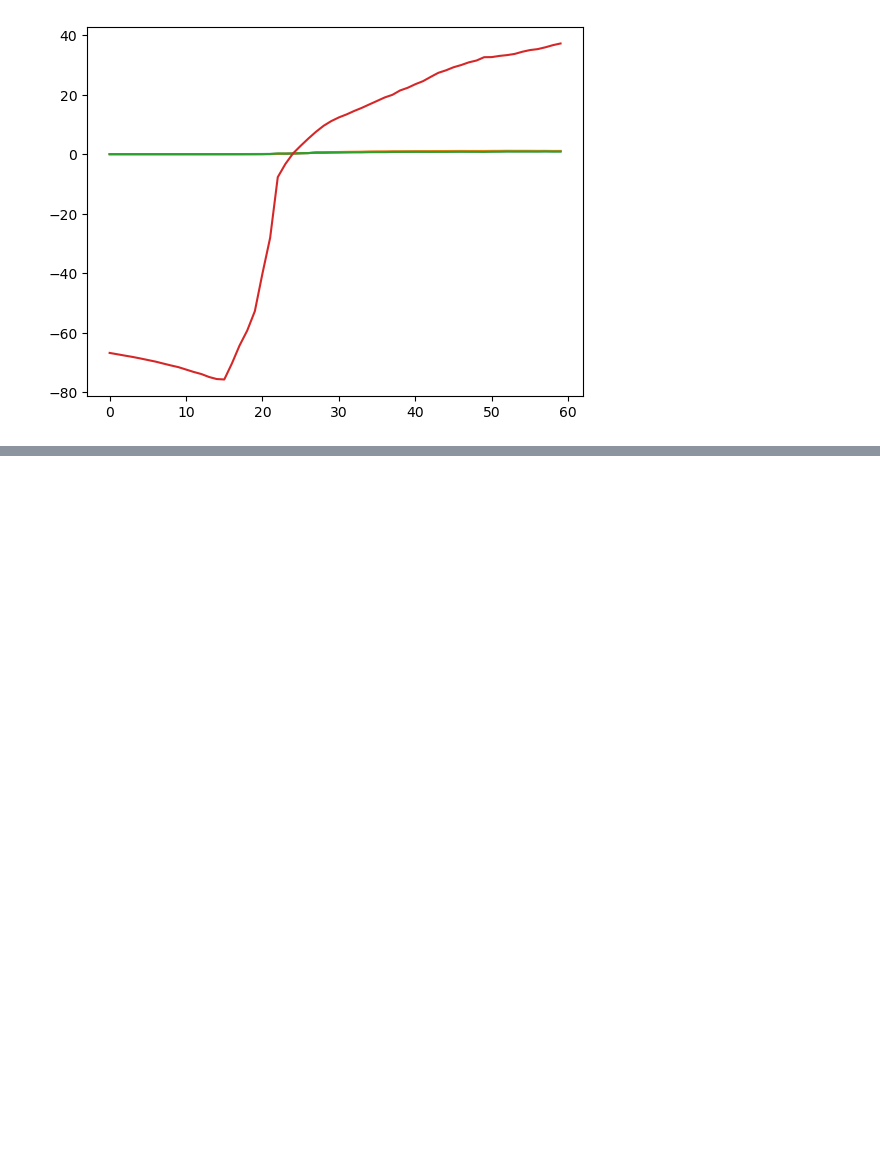
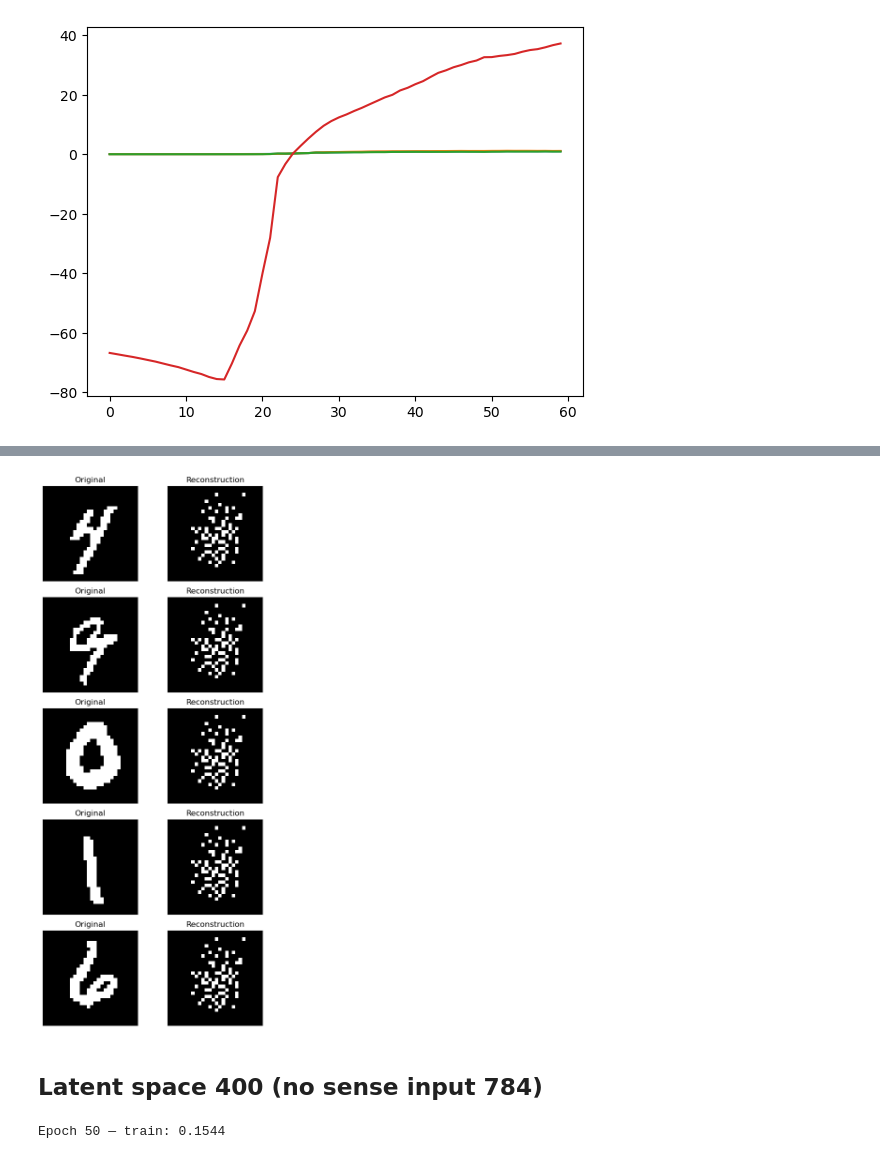
Before and after one commit to FrancescoLR02/InformationTheoryProject, a Jupyter notebook: main.ipynb, the cells around one changed output, grey strips where cells are left out. Cells and saved outputs as stored; diff of their text form; code cells hidden in the pictures; blank space fills up the shorter version.

```diff
--- a/main.ipynb
+++ b/main.ipynb
@@ -1309,0 +1538,6 @@ plt.plot(LatentMI_Tanh2)
+# %%
+ShowSomeImages(model, testDataset, device)
+# %% [output]
+[figure, added]
+# %% [markdown]
+## Latent space 400 (no sense input 784)
@@ -1309,0 +1582,13 @@ plt.plot(LatentMI_Tanh2)
+# %%
+final_loss = Training(
+    model400,
+    optimizer,
+    loss_fn,
+    num_epochs=epochs,
+    sampleMI=500,
+    mi_estimator=mi_estimator,
+    showImage=False,
+    doTest=False
+)
+# %% [output]
+Epoch 50 — train: 0.1544
```
Also changed, not shown: parts of 17 cells of this notebook, 1 other file.
